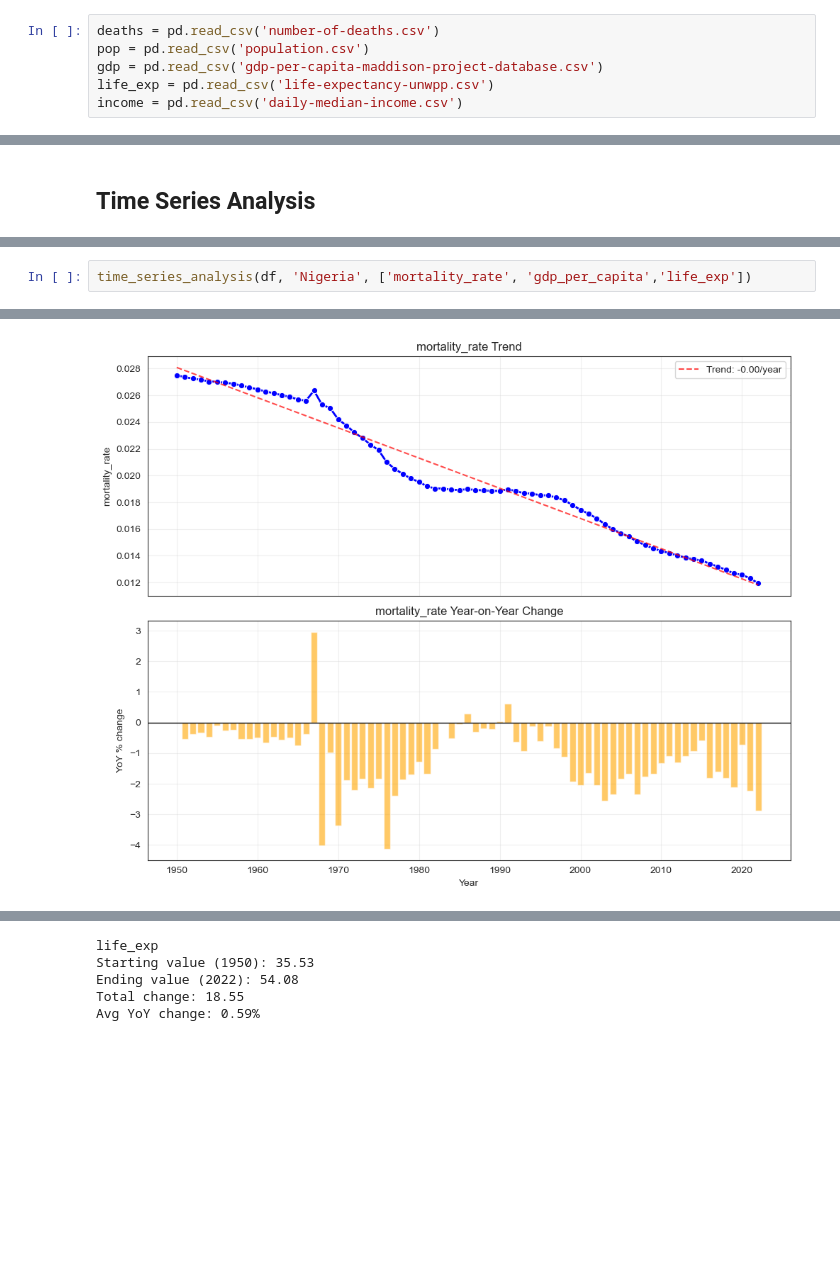
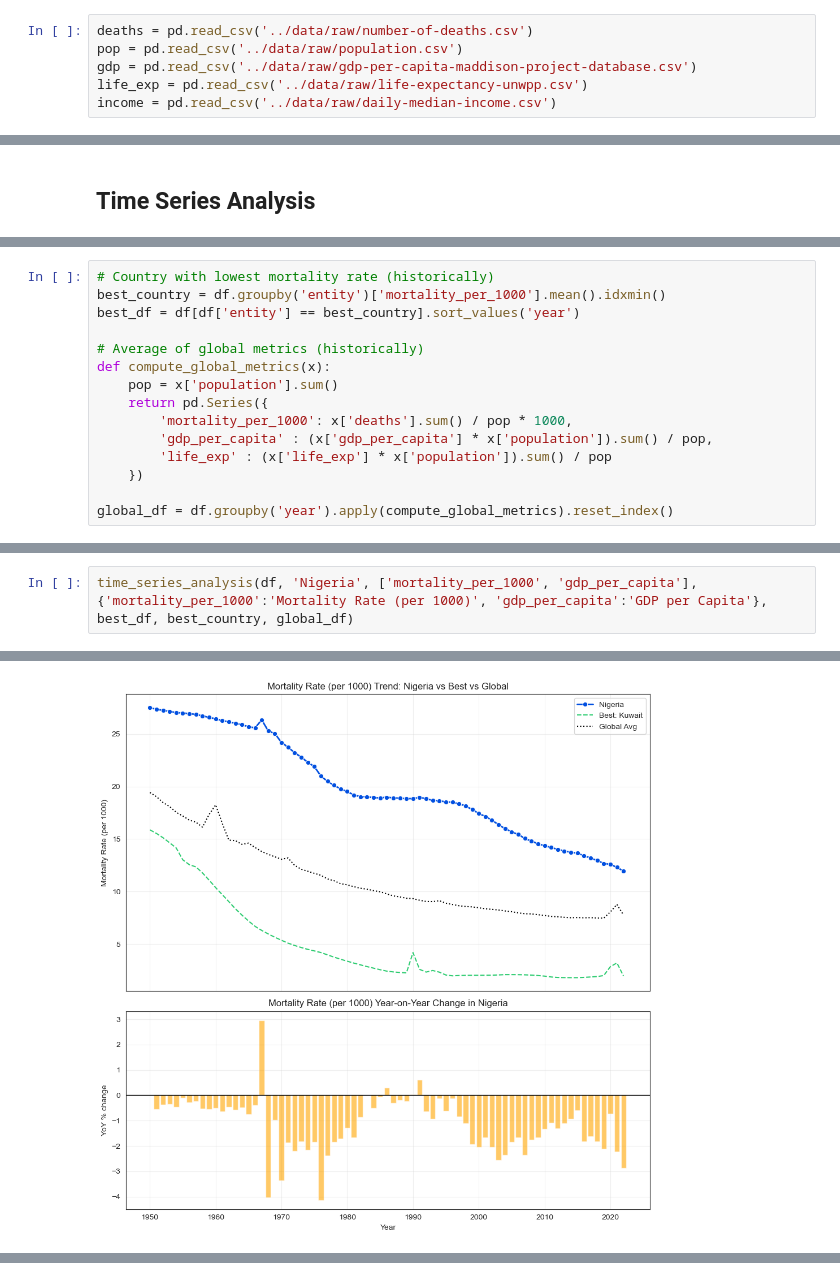
Before and after one commit to inhuman-44x/global_mortality_analysis, a Jupyter notebook: notebooks/01_eda.ipynb, the cells around one changed output, grey strips where cells are left out. Drawn from its saved outputs; the diff is of its cells as text; blank space fills up the shorter version.

```diff
--- a/notebooks/01_eda.ipynb
+++ b/notebooks/01_eda.ipynb
@@ -9,10 +13,10 @@ import plotly.express as px
 # %%
 sns.set_style('white')
 # %%
-deaths = pd.read_csv('number-of-deaths.csv')
-pop = pd.read_csv('population.csv')
-gdp = pd.read_csv('gdp-per-capita-maddison-project-database.csv')
-life_exp = pd.read_csv('life-expectancy-unwpp.csv')
-income = pd.read_csv('daily-median-income.csv')
+deaths = pd.read_csv('../data/raw/number-of-deaths.csv')
+pop = pd.read_csv('../data/raw/population.csv')
+gdp = pd.read_csv('../data/raw/gdp-per-capita-maddison-project-database.csv')
+life_exp = pd.read_csv('../data/raw/life-expectancy-unwpp.csv')
+income = pd.read_csv('../data/raw/daily-median-income.csv')
 # %%
 # Renaming key columns in each dataset
@@ -382 +543,16 @@ Avg YoY change: 0.59%
+# %%
+# Country with lowest mortality rate (historically)
+best_country = df.groupby('entity')['mortality_per_1000'].mean().idxmin()
+best_df = df[df['entity'] == best_country].sort_values('year')
+
+# Average of global metrics (historically)
+def compute_global_metrics(x):
+    pop = x['population'].sum()
+    return pd.Series({
+        'mortality_per_1000': x['deaths'].sum() / pop * 1000,
+        'gdp_per_capita' : (x['gdp_per_capita'] * x['population']).sum() / pop,
+        'life_exp' : (x['life_exp'] * x['population']).sum() / pop
+    })
+
+global_df = df.groupby('year').apply(compute_global_metrics).reset_index()
 # %%
@@ -457,5 +655,5 @@ def time_series_analysis(df, entity, metrics):
         plt.tight_layout()
         plt.show()
 # %%
-time_series_analysis(df, 'Nigeria', ['mortality_rate', 'gdp_per_capita','life_exp'])
+time_series_analysis(df, 'Nigeria', ['mortality_per_1000', 'gdp_per_capita'], {'mortality_per_1000':'Mortality Rate (per 1000)', 'gdp_per_capita':'GDP per Capita'}, best_df, best_country, global_df)
 # %% [output]
@@ -469,5 +667,5 @@ Total change: -0.02
 Avg YoY change: -1.15%
-[figure, old version]
+[figure, new version]
 gdp_per_capita
 Starting value (1950): 1200.00
 Ending value (2022): 5070.49
@@ -477,5 +674,0 @@ Avg YoY change: 2.23%
-life_exp
-Starting value (1950): 35.53
-Ending value (2022): 54.08
-Total change: 18.55
-Avg YoY change: 0.59%
```
Also changed, not shown: parts of 23 cells of this notebook, 2 other files.
